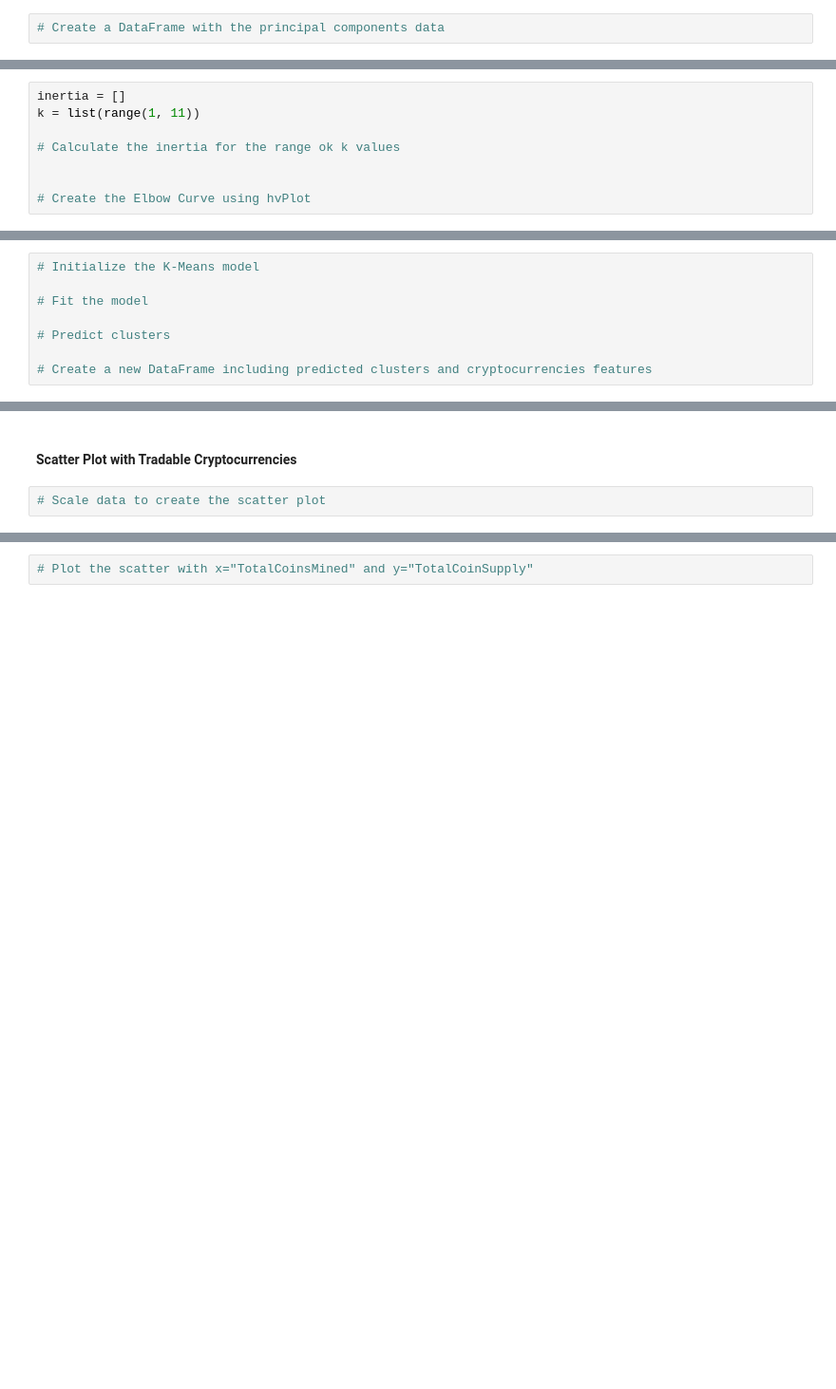
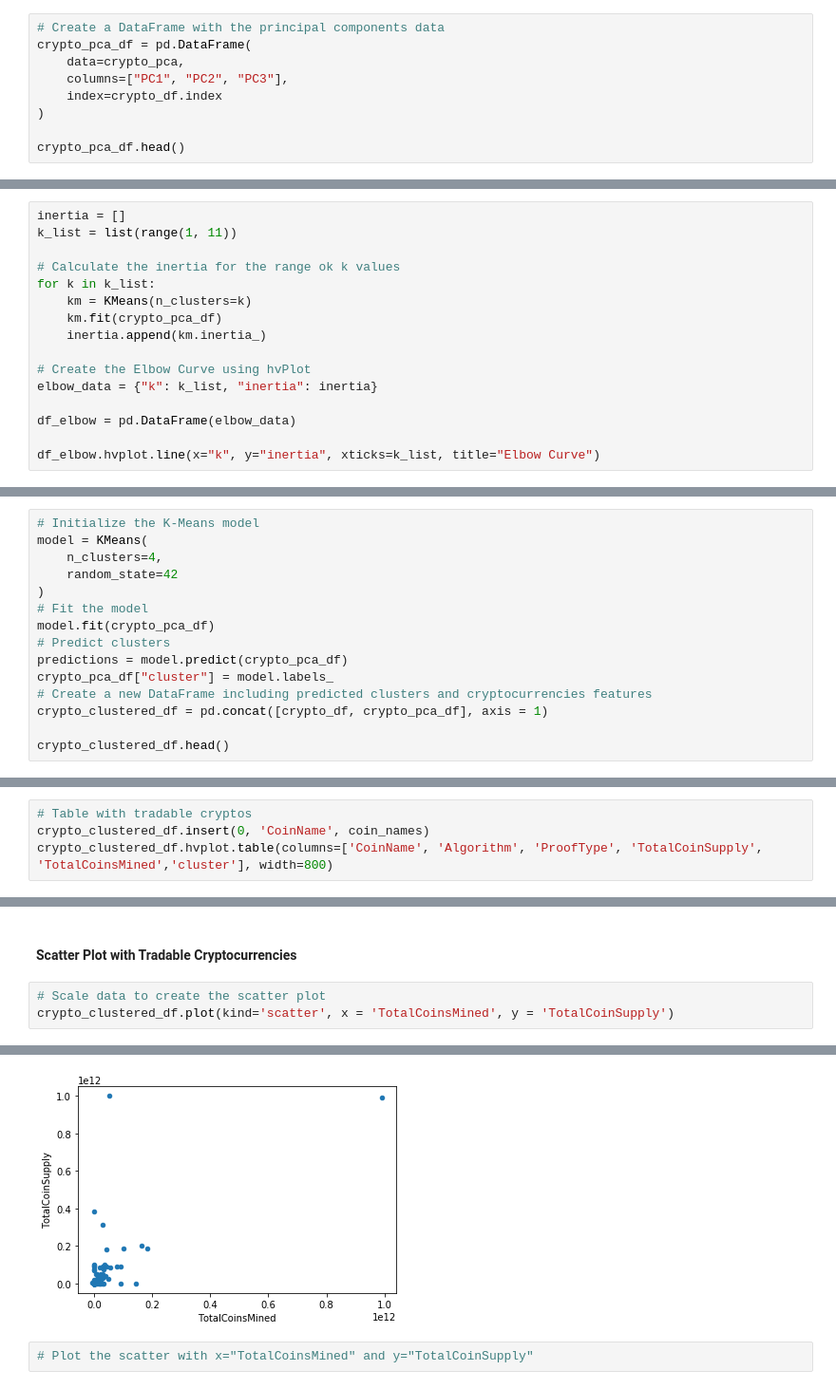
Before and after one commit to gabrieldk96/iCloud, a Jupyter notebook: Starter_Files/crypto_clustering.ipynb, the cells around one changed output, grey strips where cells are left out. Shown at 95% size. Drawn from its saved outputs; the diff is of its cells as text; blank space fills up the shorter version.

```diff
--- a/Starter_Files/crypto_clustering.ipynb
+++ b/Starter_Files/crypto_clustering.ipynb
@@ -44,2 +116,9 @@ crypto_df.head(10)
 # %%
 # Create a DataFrame with the principal components data
+crypto_pca_df = pd.DataFrame(
+    data=crypto_pca,
+    columns=["PC1", "PC2", "PC3"],
+    index=crypto_df.index
+)
+
+crypto_pca_df.head()
@@ -49,9 +135,17 @@ crypto_df.head(10)
 #### Find the Best Value for `k` Using the Elbow Curve
 # %%
 inertia = []
-k = list(range(1, 11))
+k_list = list(range(1, 11))
 
 # Calculate the inertia for the range ok k values
-
+for k in k_list:
+    km = KMeans(n_clusters=k)
+    km.fit(crypto_pca_df)
+    inertia.append(km.inertia_)
 
 # Create the Elbow Curve using hvPlot
+elbow_data = {"k": k_list, "inertia": inertia}
+
+df_elbow = pd.DataFrame(elbow_data)
+
+df_elbow.hvplot.line(x="k", y="inertia", xticks=k_list, title="Elbow Curve")
@@ -59,9 +155,16 @@ k = list(range(1, 11))
 Running K-Means with `k=4`
 # %%
 # Initialize the K-Means model
+model = KMeans(
+    n_clusters=4,
+    random_state=42
+)
+# Fit the model
+model.fit(crypto_pca_df)
+# Predict clusters
+predictions = model.predict(crypto_pca_df)
+crypto_pca_df["cluster"] = model.labels_
+# Create a new DataFrame including predicted clusters and cryptocurrencies features
+crypto_clustered_df = pd.concat([crypto_df, crypto_pca_df], axis = 1)
 
-# Fit the model
-
-# Predict clusters
-
-# Create a new DataFrame including predicted clusters and cryptocurrencies features
+crypto_clustered_df.head()
@@ -77,0 +198,4 @@ Running K-Means with `k=4`
+# %%
+# Table with tradable cryptos
+crypto_clustered_df.insert(0, 'CoinName', coin_names)
+crypto_clustered_df.hvplot.table(columns=['CoinName', 'Algorithm', 'ProofType', 'TotalCoinSupply', 'TotalCoinsMined','cluster'], width=800)
@@ -81,3 +210,5 @@ Running K-Means with `k=4`
 #### Scatter Plot with Tradable Cryptocurrencies
 # %%
 # Scale data to create the scatter plot
+crypto_clustered_df.plot(kind='scatter', x = 'TotalCoinsMined', y = 'TotalCoinSupply')
+# %% [output]
@@ -84,2 +216,3 @@ Running K-Means with `k=4`
+[figure, added]
 # %%
 # Plot the scatter with x="TotalCoinsMined" and y="TotalCoinSupply"
```
Also changed, not shown: parts of 22 cells of this notebook.
